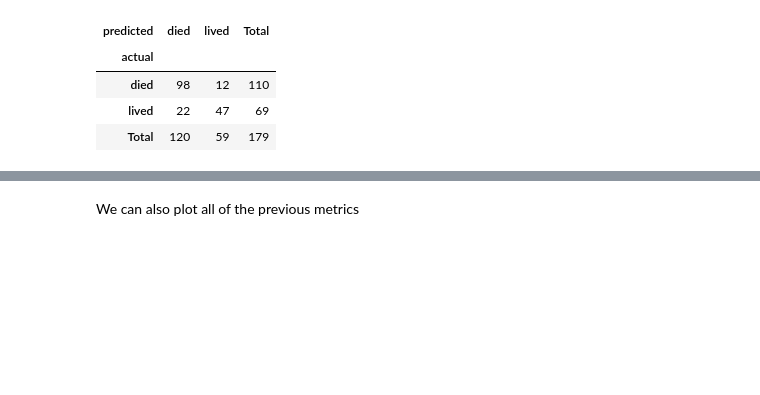
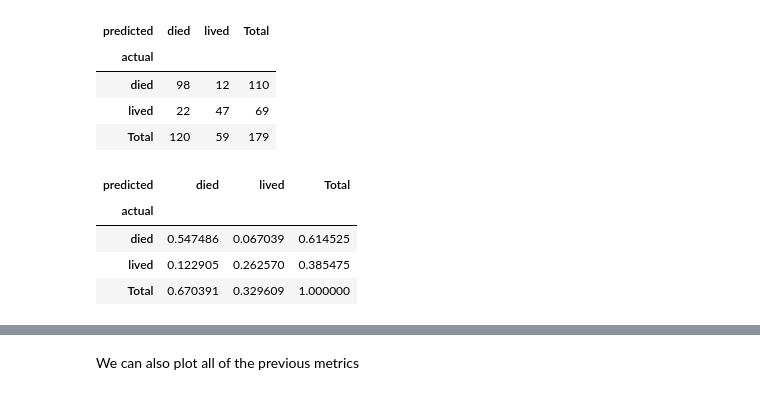
Before and after one commit to shane-kercheval/oo-learning, a Jupyter notebook: examples/classification-titanic/2-Basic Modeling.ipynb, the cells around one changed output, grey strips where cells are left out. Saved outputs shown, nothing was run; the diff lists cells and outputs as text; code cells hidden in the pictures; blank space fills up the shorter version.

```diff
--- a/examples/classification-titanic/2-Basic Modeling.ipynb
+++ b/examples/classification-titanic/2-Basic Modeling.ipynb
@@ -305,3 +305,11 @@ trainer.holdout_evaluator.matrix
 | died | 98 | 12 | 110 |
 | lived | 22 | 47 | 69 |
 | Total | 120 | 59 | 179 |
+# %%
+trainer.holdout_evaluator.confusion_matrix.matrix_proportions
+# %% [output]
+| predicted | died | lived | Total |
+| actual |  |  |  |
+| died | 0.547486 | 0.067039 | 0.614525 |
+| lived | 0.122905 | 0.262570 | 0.385475 |
+| Total | 0.670391 | 0.329609 | 1.000000 |
```
Also changed, not shown: parts of 1 cell of this notebook, 13 other files.
